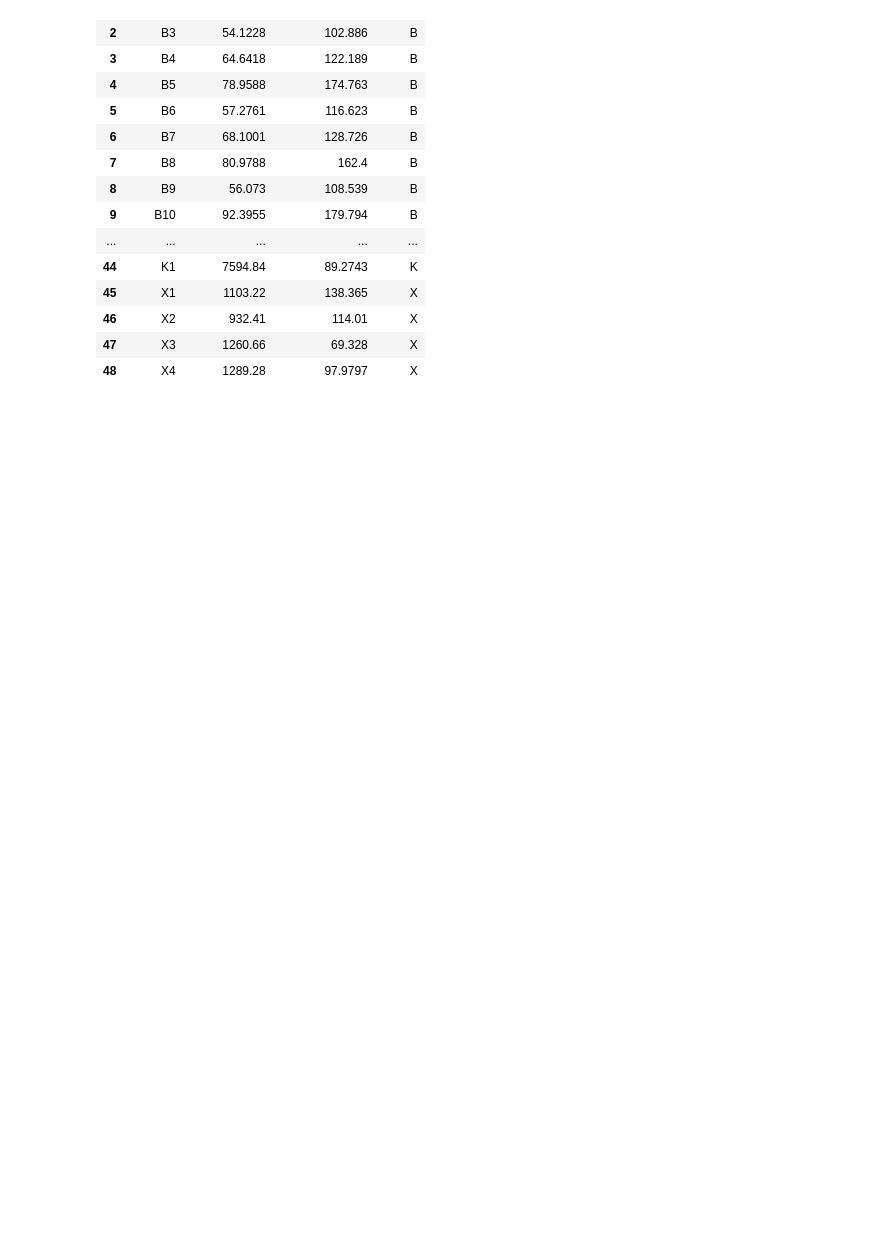
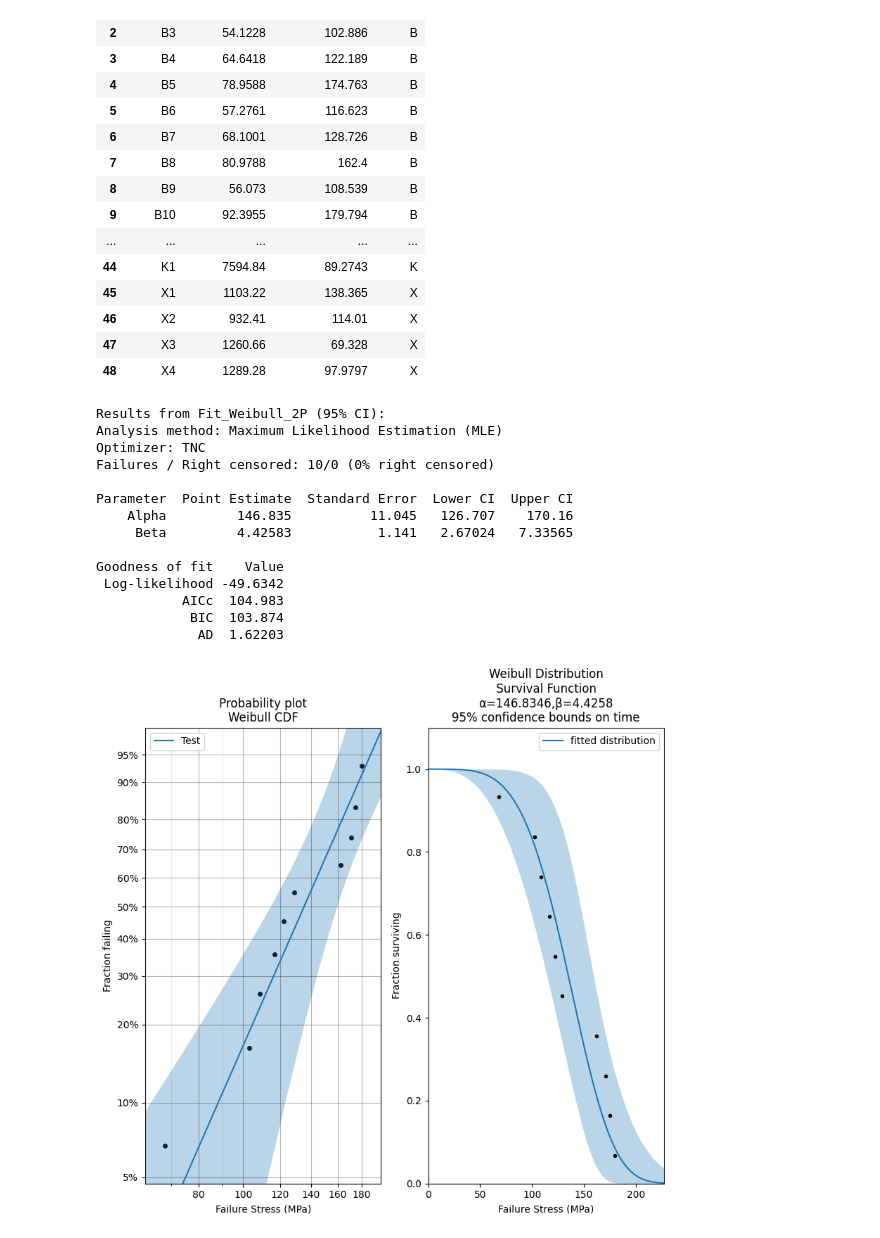
Before and after one commit to Mackus101/GlassMechAnalysis, a Jupyter notebook: analyse.ipynb, the cells around one changed output. Cells and saved outputs as stored; diff of their text form; code cells hidden in the pictures; blank space fills up the shorter version.

Commit message:
One plot

```diff
--- a/analyse.ipynb
+++ b/analyse.ipynb
@@ -197,3 +197,32 @@ gcc_data_clean
 | 46 | X2 | 932.41 | 114.01 | X |
 | 47 | X3 | 1260.66 | 69.328 | X |
 | 48 | X4 | 1289.28 | 97.9797 | X |
+# %%
+gcc_data_test = gcc_data_clean[gcc_data_clean["Number"].str.startswith("B")]["Fracture Stress"].to_numpy(dtype="float32")
+# %%
+plt.clf()
+plt.subplot(121)
+test_fit = Fit_Weibull_2P(failures=gcc_data_test, label="Test")  # fits a Weibull distribution to the data and generates the probability plot
+plt.xlabel("Failure Stress (MPa)")
+plt.subplot(122)
+test_fit.distribution.SF(label='fitted distribution')  # uses the distribution object from Fit_Weibull_2P and plots the survival function
+plot_points(failures=gcc_data_test, func='SF')  # overlays the original data on the survival function
+plt.legend()
+plt.xlabel("Failure Stress (MPa)")
+plt.show()
+# %% [output]
+Results from Fit_Weibull_2P (95% CI):
+Analysis method: Maximum Likelihood Estimation (MLE)
+Optimizer: TNC
+Failures / Right censored: 10/0 (0% right censored)
+
+Parameter  Point Estimate  Standard Error  Lower CI  Upper CI
+    Alpha         146.835          11.045   126.707    170.16
+     Beta         4.42583           1.141   2.67024   7.33565
+
+Goodness of fit    Value
+ Log-likelihood -49.6342
+           AICc  104.983
+            BIC  103.874
+             AD  1.62203
+[figure, added]
```
